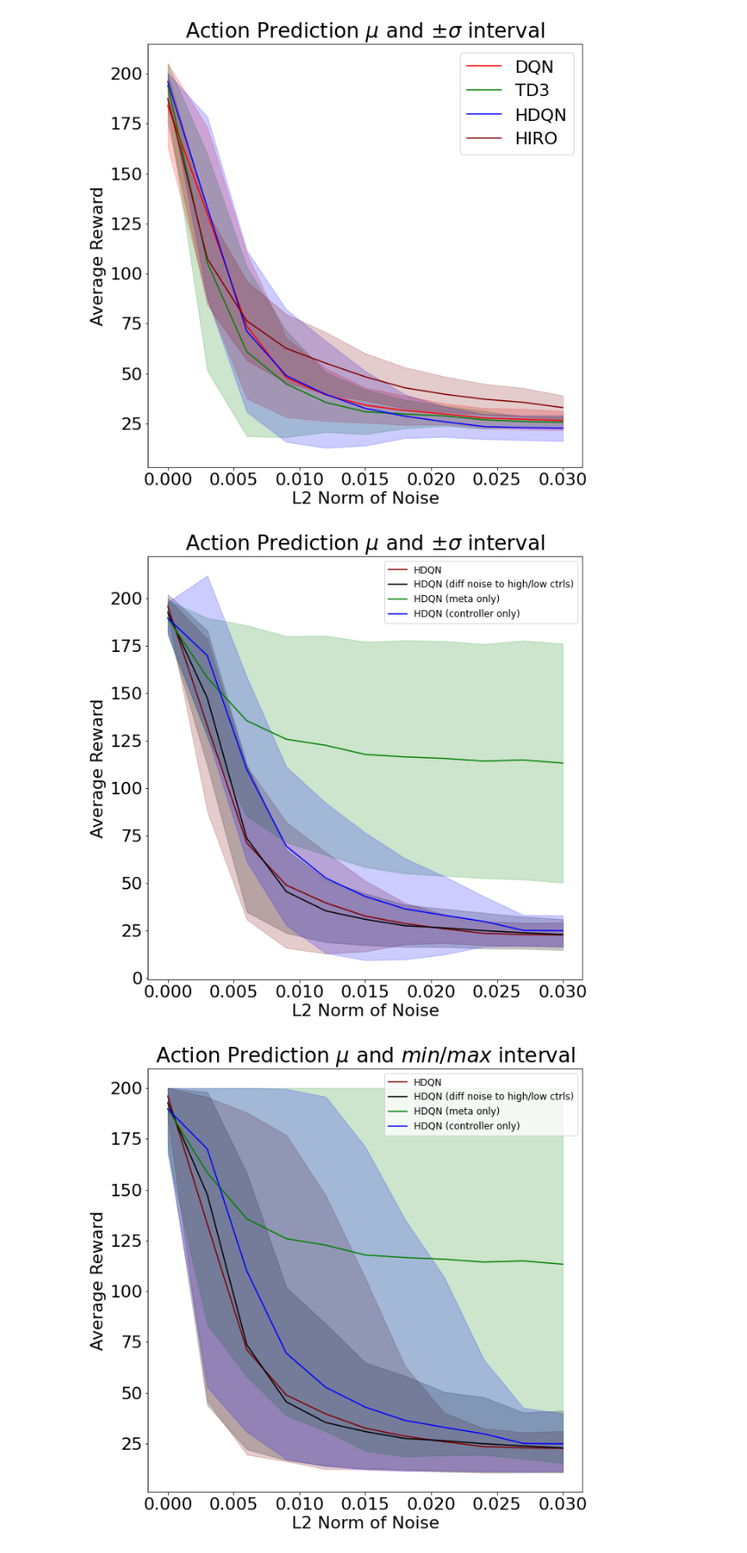
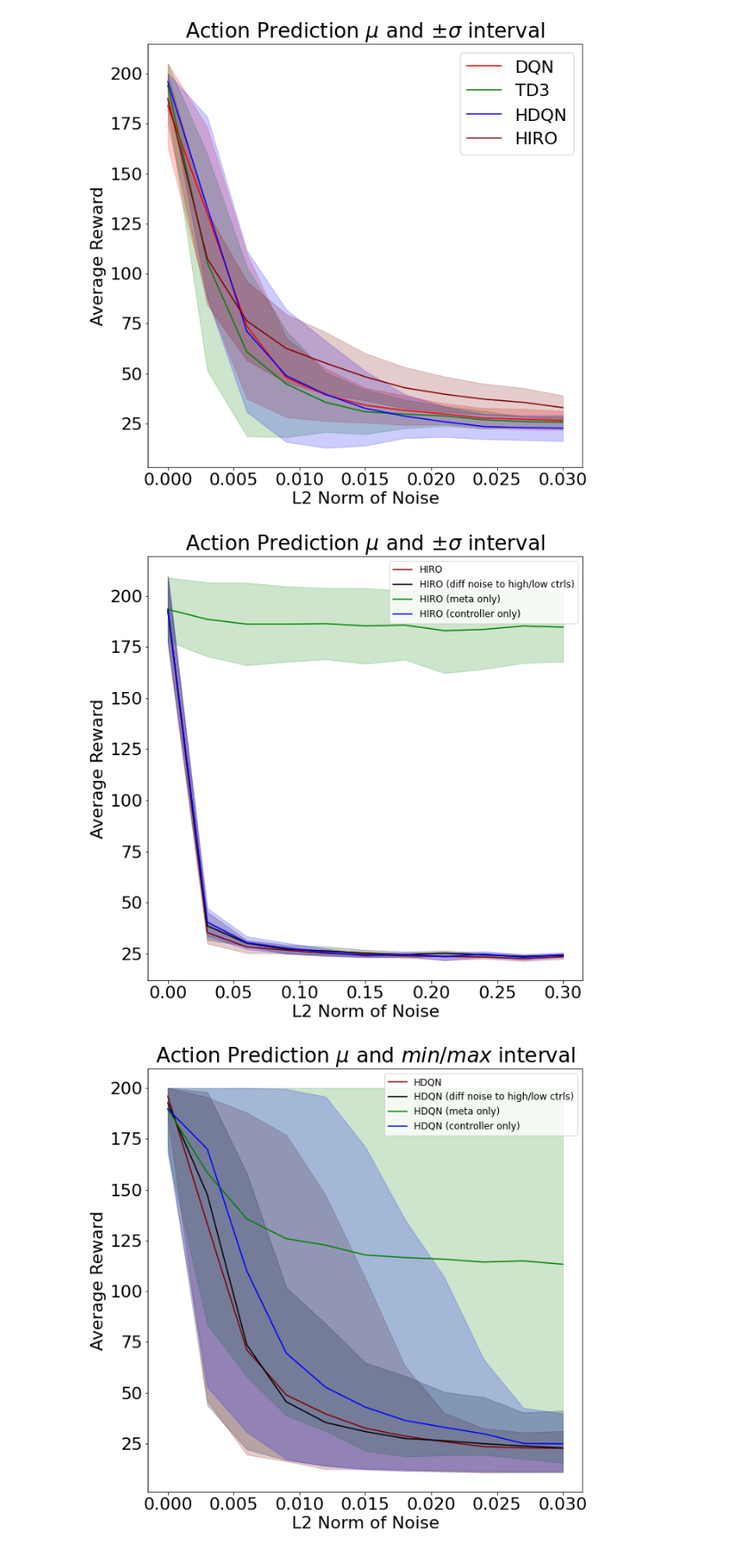
Before and after one commit to Davidobot/adversarial_hrl, a Jupyter notebook: plotting/plotting.ipynb, the cells around one changed output. Shown at 89% size. Cells and saved outputs as stored; diff of their text form; code cells hidden in the pictures.

```diff
--- a/plotting/plotting.ipynb
+++ b/plotting/plotting.ipynb
@@ -110,19 +149,13 @@ plot_norms([\
 # %%
 import json
 plot_norms([\
-    #(json.load(open("absolute_noise/dqn_episodes.json")), "red", "DQN"),\
-    #(json.load(open("absolute_noise/td3_episodes.json")), "green", "TD3"),\
-    #(json.load(open("absolute_noise/hiro_episodes.json")), "maroon", "HIRO"),\
-    #(json.load(open("absolute_noise_different/hiro_episodes.json")), "black", "HIRO (diff noise to high/low ctrls)"),\
-    #(json.load(open("absolute_noise_meta_only/hiro_episodes.json")), "green", "HIRO (meta only)"),\
-    #(json.load(open("absolute_noise_ctrl_only/hiro_episodes.json")), "blue", "HIRO (controller only)")
-    (json.load(open("absolute_noise/hdqn_episodes.json")), "maroon", "HDQN"),\
-    (json.load(open("absolute_noise_different/hdqn_episodes.json")), "black", "HDQN (diff noise to high/low ctrls)"),\
-    (json.load(open("absolute_noise_meta_only/hdqn_episodes.json")), "green", "HDQN (meta only)"),\
-    (json.load(open("absolute_noise_ctrl_only/hdqn_episodes.json")), "blue", "HDQN (controller only)")
+    (json.load(open("absolute_noise/hiro_episodes_new.json")), "maroon", "HIRO"),\
+    (json.load(open("absolute_noise_different/hiro_episodes_new.json")), "black", "HIRO (diff noise to high/low ctrls)"),\
+    (json.load(open("absolute_noise_meta_only/hiro_episodes_new.json")), "green", "HIRO (meta only)"),\
+    (json.load(open("absolute_noise_ctrl_only/hiro_episodes_new.json")), "blue", "HIRO (controller only)")
    ])
 # %% [output]
-[figure, old version]
+[figure, new version]
 # %%
 import json
 plot_norms_minmax([\
```
Also changed, not shown: parts of 17 cells of this notebook, 24 other files.
